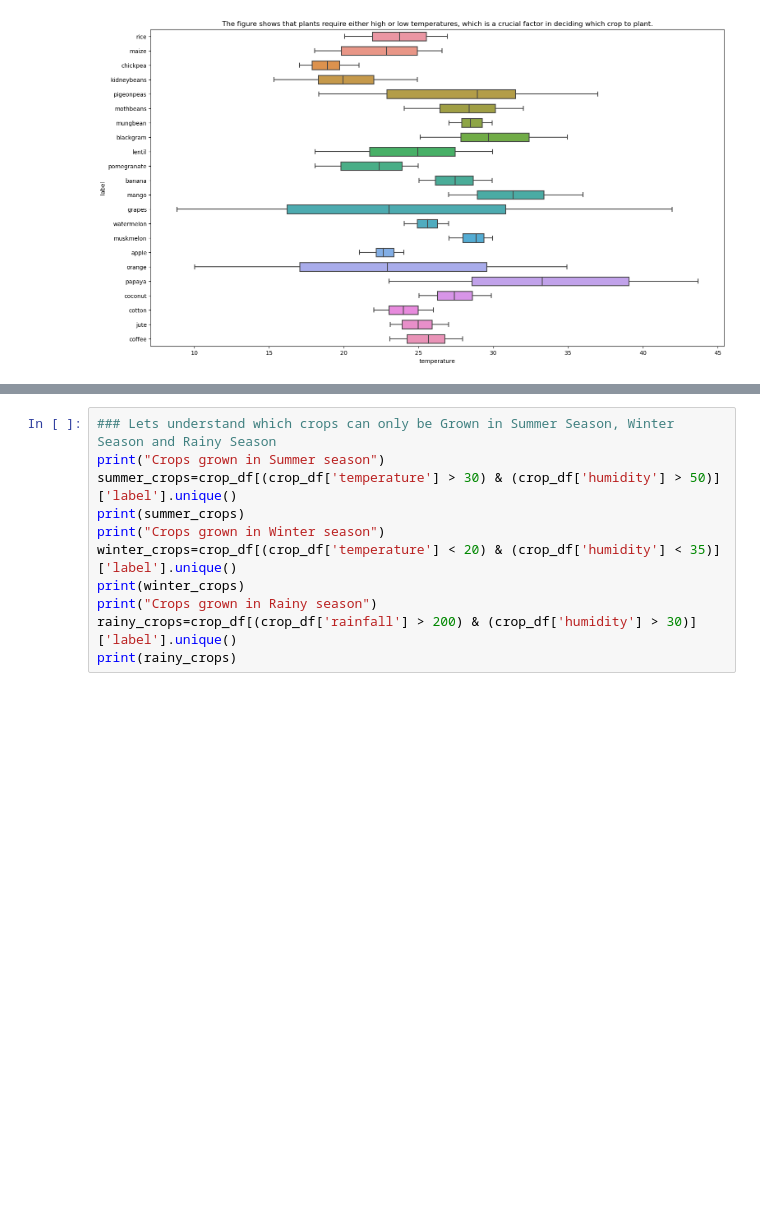
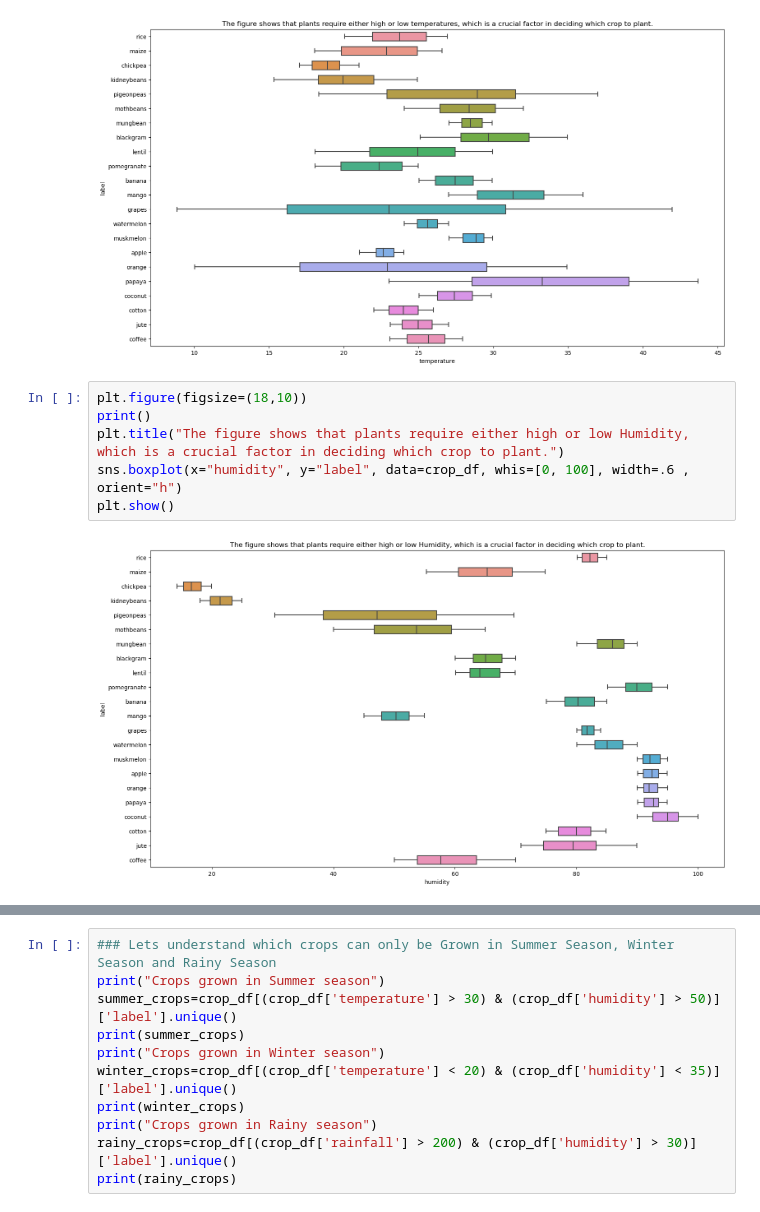
Before and after one commit to Ashwin268/AgriTech, a Jupyter notebook: AgriTech.ipynb, the cells around one changed output, grey strips where cells are left out. Saved outputs shown, nothing was run; the diff lists cells and outputs as text; blank space fills up the shorter version.

```diff
--- a/AgriTech.ipynb
+++ b/AgriTech.ipynb
@@ -169,3 +169,11 @@ sns.boxplot(x="temperature", y="label", data=crop_df, whis=[0, 100], width=.6 ,
 plt.show()
 # %% [output]
 [figure]
+# %%
+plt.figure(figsize=(18,10))
+print()
+plt.title("The figure shows that plants require either high or low Humidity, which is a crucial factor in deciding which crop to plant.")
+sns.boxplot(x="humidity", y="label", data=crop_df, whis=[0, 100], width=.6 , orient="h")
+plt.show()
+# %% [output]
+[figure, added]
```
Also changed, not shown: parts of 10 cells of this notebook, 2 other files.
